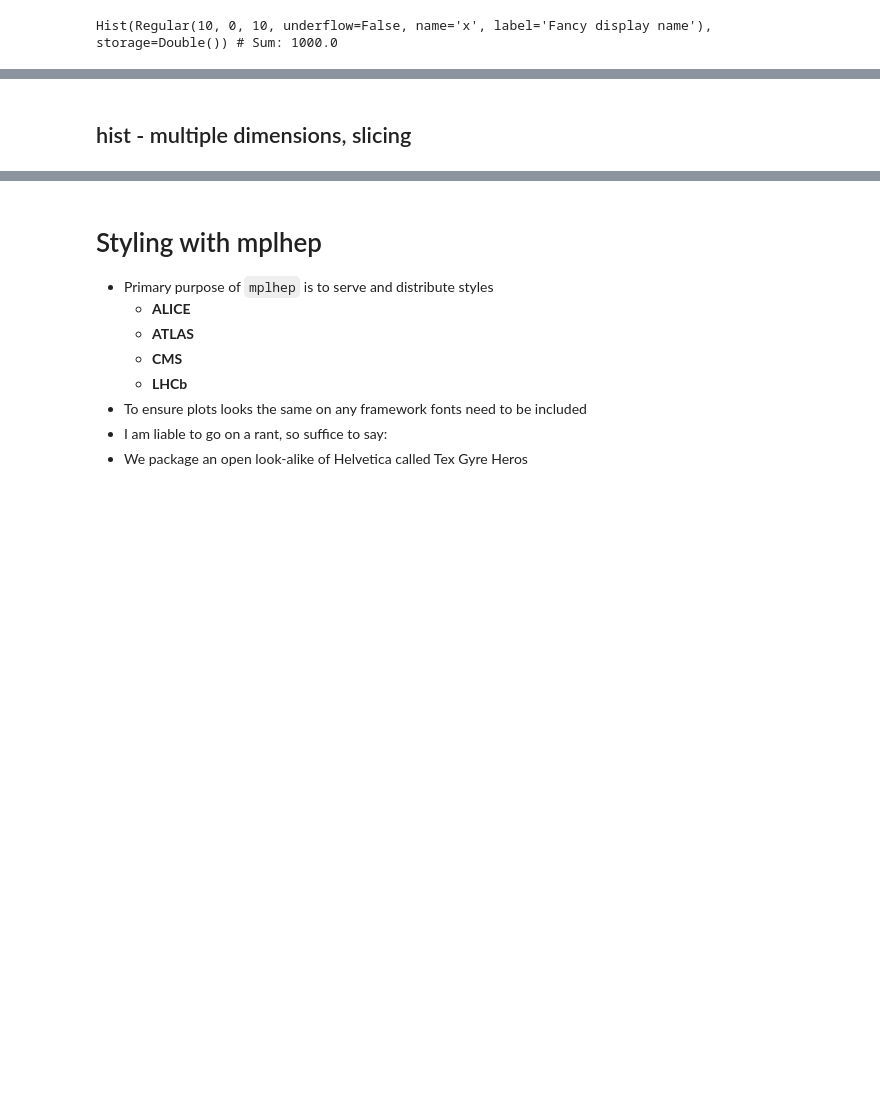
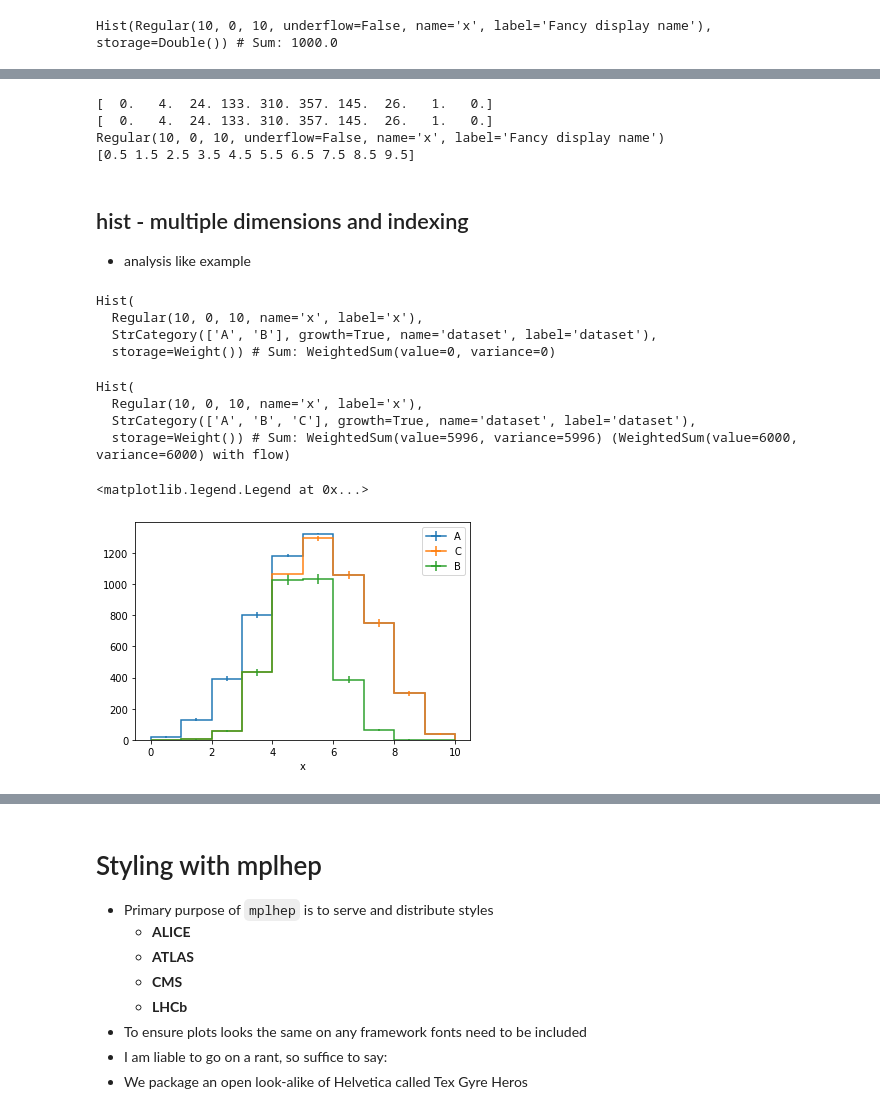
Before and after one commit to andrzejnovak/2021-11-03-agc2021-mplhep, a Jupyter notebook: agc_mplhep_hist.ipynb, the cells around one changed output, grey strips where cells are left out. Drawn from its saved outputs; the diff is of its cells as text; code cells hidden in the pictures; blank space fills up the shorter version.

```diff
--- a/agc_mplhep_hist.ipynb
+++ b/agc_mplhep_hist.ipynb
@@ -201,2 +221,39 @@ plt.setp(art[0].stairs, edgecolor='blue', fill=True, facecolor='orange');
+# %%
+print(h.values())
+print(h.variances())
+print(h.axes[0])
+print(h.axes[0].centers)
+# %% [output]
+[  0.   4.  24. 133. 310. 357. 145.  26.   1.   0.]
+[  0.   4.  24. 133. 310. 357. 145.  26.   1.   0.]
+Regular(10, 0, 10, underflow=False, name='x', label='Fancy display name')
+[0.5 1.5 2.5 3.5 4.5 5.5 6.5 7.5 8.5 9.5]
 # %% [markdown]
-## hist - multiple dimensions, slicing
+## hist - multiple dimensions and indexing
+- analysis like example
+# %%
+# Create a new hist
+h2d = hist.new.Reg(10, 0, 10, name='x').StrCat(["A", "B"], growth=True, name='dataset').Weight()
+h2d
+# %% [output]
+Hist(
+  Regular(10, 0, 10, name='x', label='x'),
+  StrCategory(['A', 'B'], growth=True, name='dataset', label='dataset'),
+  storage=Weight()) # Sum: WeightedSum(value=0, variance=0)
+# %%
+# Fill it
+h2d.fill(np.random.normal(3, 1, 1000), "A")
+h2d.fill(np.random.normal(5, 1, 3000), "B")
+h2d.fill(np.random.normal(7, 1, 2000), "C")
+h2d
+# %% [output]
+Hist(
+  Regular(10, 0, 10, name='x', label='x'),
+  StrCategory(['A', 'B', 'C'], growth=True, name='dataset', label='dataset'),
+  storage=Weight()) # Sum: WeightedSum(value=5996, variance=5996) (WeightedSum(value=6000, variance=6000) with flow)
+# %%
+h2d.plot(stack=True, histtype='step', sort='y_r');
+plt.legend()
+# %% [output]
+<matplotlib.legend.Legend at 0x...>
+[figure, added]
```
Also changed, not shown: parts of 18 cells of this notebook, 2 other files.
